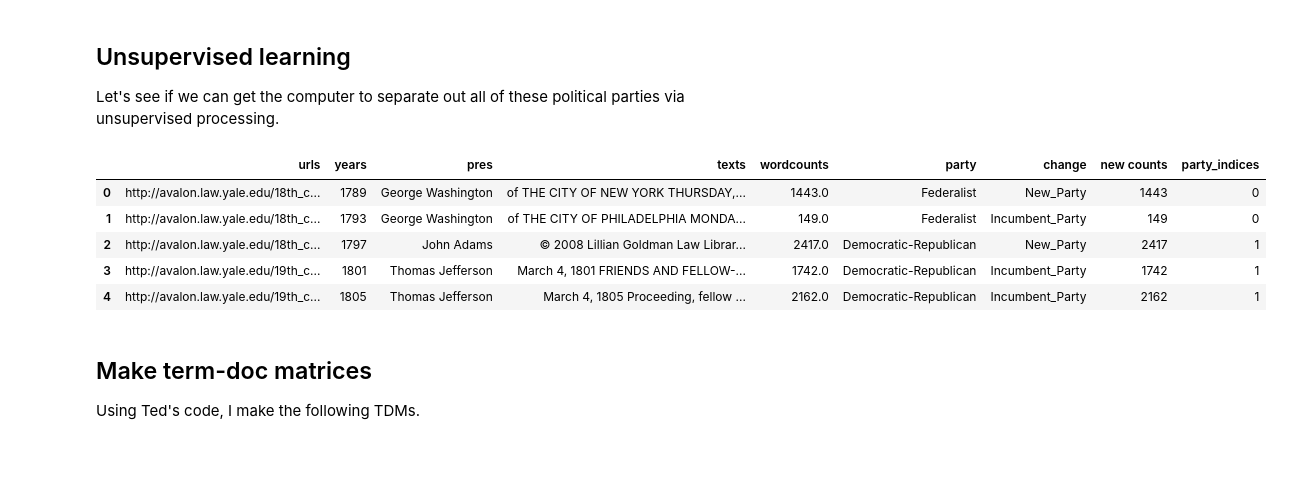
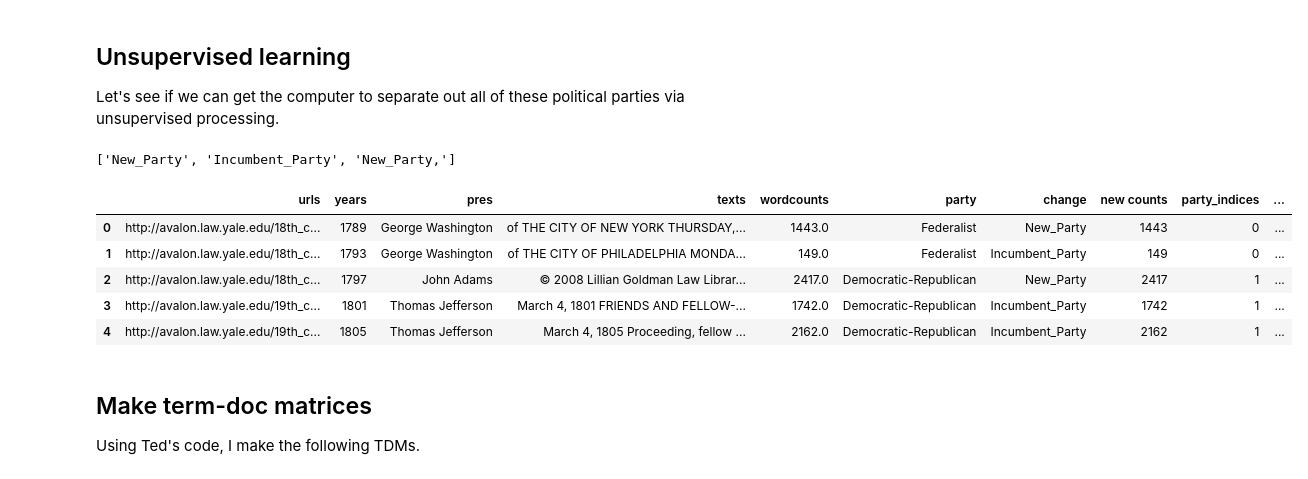
Before and after one commit to historybman/EADA, a Jupyter notebook: Inaugural_Address_Analysis.ipynb, the cells around one changed output. Cells and saved outputs as stored; diff of their text form; code cells hidden in the pictures.

Commit message:
added the incumbent/non-incumbent analysis on dunnings and log.odds.

```diff
--- a/Inaugural_Address_Analysis.ipynb
+++ b/Inaugural_Address_Analysis.ipynb
@@ -238,38 +280,52 @@ Let's see if we can get the computer to separate out all of these political part
 # %%
 %matplotlib inline
 import os, csv
 import pandas as pd
 import numpy as np
 from matplotlib import pyplot as plt
 
 # pd.options.mode.chained_assignment = None
 
 from sklearn.decomposition import PCA
 from scipy.cluster.hierarchy import dendrogram, linkage
 from sklearn.manifold import MDS
 
 unsup_inaug = pd.read_csv('./data/inaugurals_complete.csv')
 
 # let's make the date column numeric
 unsup_inaug['years'] = pd.to_numeric(unsup_inaug['years'], errors='coerce')
 
 # and create a numeric column to identify them.
 parties = unsup_inaug.party.unique()
 parties = parties.tolist()
 party_indices = []
 for party in unsup_inaug['party']:
     idx = parties.index(party)
     party_indices.append(idx)
 unsup_inaug['party_indices'] = party_indices
 
+# also create a numeric column to identify the incumbent vs. newcomers
+changes = unsup_inaug.change.unique()
+incumbs = changes.tolist()
+print(incumbs)
+change_indices = []
+for change in unsup_inaug['change']:
+    # A slight data munge necessary here to pull out an errant comma in my df.
+    if change == 'New_Party,':
+        change = 'New_Party'
+    idx = incumbs.index(change)
+    change_indices.append(idx)
+unsup_inaug['change_indices'] = change_indices
+
 unsup_inaug.head()
 # %% [output]
+['New_Party', 'Incumbent_Party', 'New_Party,']
-|  | urls | years | pres | texts | wordcounts | party | change | new counts | party_indices |
-| 0 | http://avalon.law.yale.edu/18th_c... | 1789 | George Washington | of THE CITY OF NEW YORK THURSDAY,... | 1443.0 | Federalist | New_Party | 1443 | 0 |
-| 1 | http://avalon.law.yale.edu/18th_c... | 1793 | George Washington | of THE CITY OF PHILADELPHIA MONDA... | 149.0 | Federalist | Incumbent_Party | 149 | 0 |
-| 2 | http://avalon.law.yale.edu/18th_c... | 1797 | John Adams | © 2008 Lillian Goldman Law Librar... | 2417.0 | Democratic-Republican | New_Party | 2417 | 1 |
-| 3 | http://avalon.law.yale.edu/19th_c... | 1801 | Thomas Jefferson | March 4, 1801 FRIENDS AND FELLOW-... | 1742.0 | Democratic-Republican | Incumbent_Party | 1742 | 1 |
-| 4 | http://avalon.law.yale.edu/19th_c... | 1805 | Thomas Jefferson | March 4, 1805 Proceeding, fellow ... | 2162.0 | Democratic-Republican | Incumbent_Party | 2162 | 1 |
+|  | urls | years | pres | texts | wordcounts | party | change | new counts | party_indices | ... |
+| 0 | http://avalon.law.yale.edu/18th_c... | 1789 | George Washington | of THE CITY OF NEW YORK THURSDAY,... | 1443.0 | Federalist | New_Party | 1443 | 0 | ... |
+| 1 | http://avalon.law.yale.edu/18th_c... | 1793 | George Washington | of THE CITY OF PHILADELPHIA MONDA... | 149.0 | Federalist | Incumbent_Party | 149 | 0 | ... |
+| 2 | http://avalon.law.yale.edu/18th_c... | 1797 | John Adams | © 2008 Lillian Goldman Law Librar... | 2417.0 | Democratic-Republican | New_Party | 2417 | 1 | ... |
+| 3 | http://avalon.law.yale.edu/19th_c... | 1801 | Thomas Jefferson | March 4, 1801 FRIENDS AND FELLOW-... | 1742.0 | Democratic-Republican | Incumbent_Party | 1742 | 1 | ... |
+| 4 | http://avalon.law.yale.edu/19th_c... | 1805 | Thomas Jefferson | March 4, 1805 Proceeding, fellow ... | 2162.0 | Democratic-Republican | Incumbent_Party | 2162 | 1 | ... |
 # %% [markdown]
 ## Make term-doc matrices
 Using Ted's code, I make the following TDMs.
```
Also changed, not shown: parts of 2 cells of this notebook.
